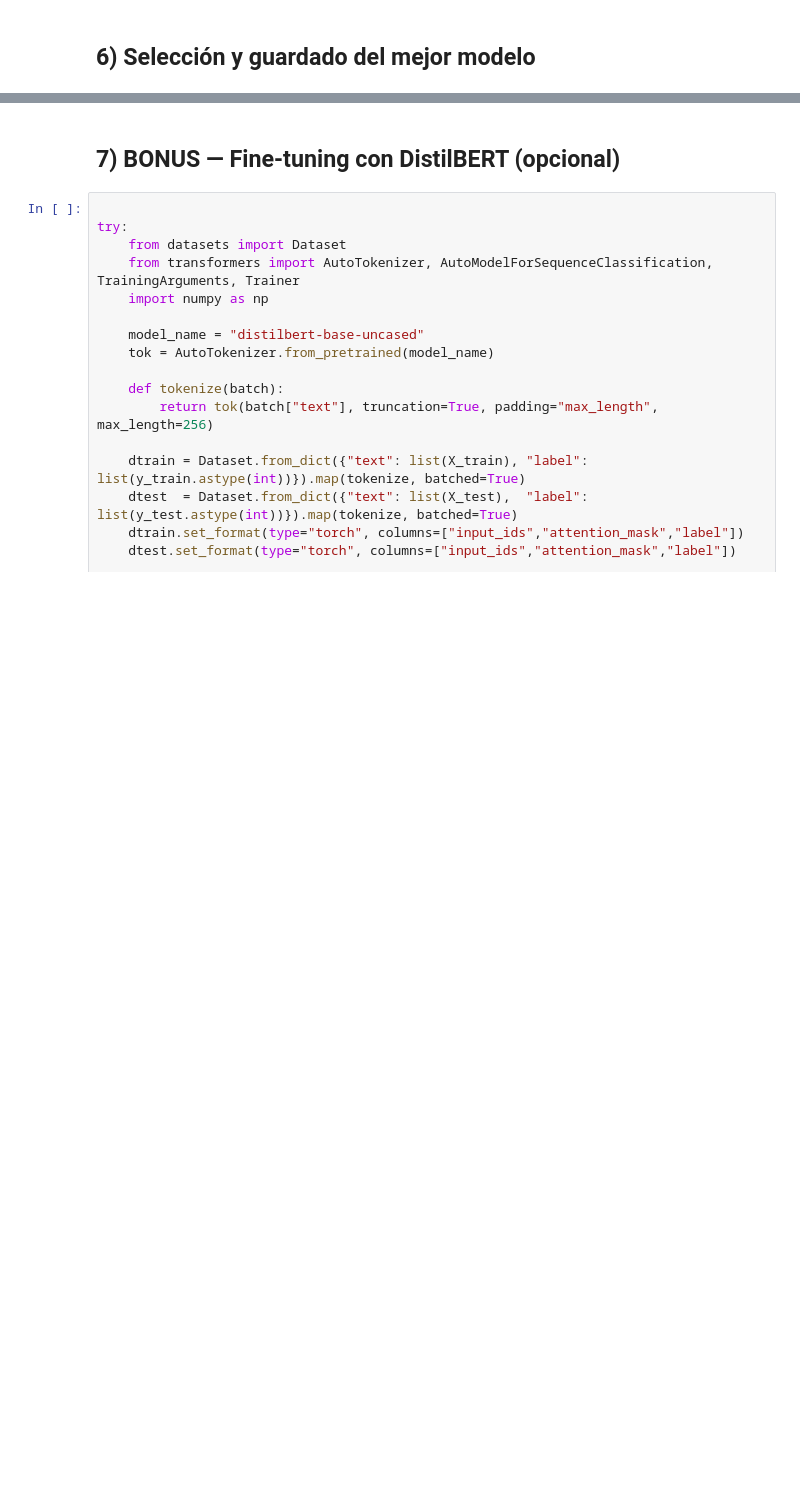
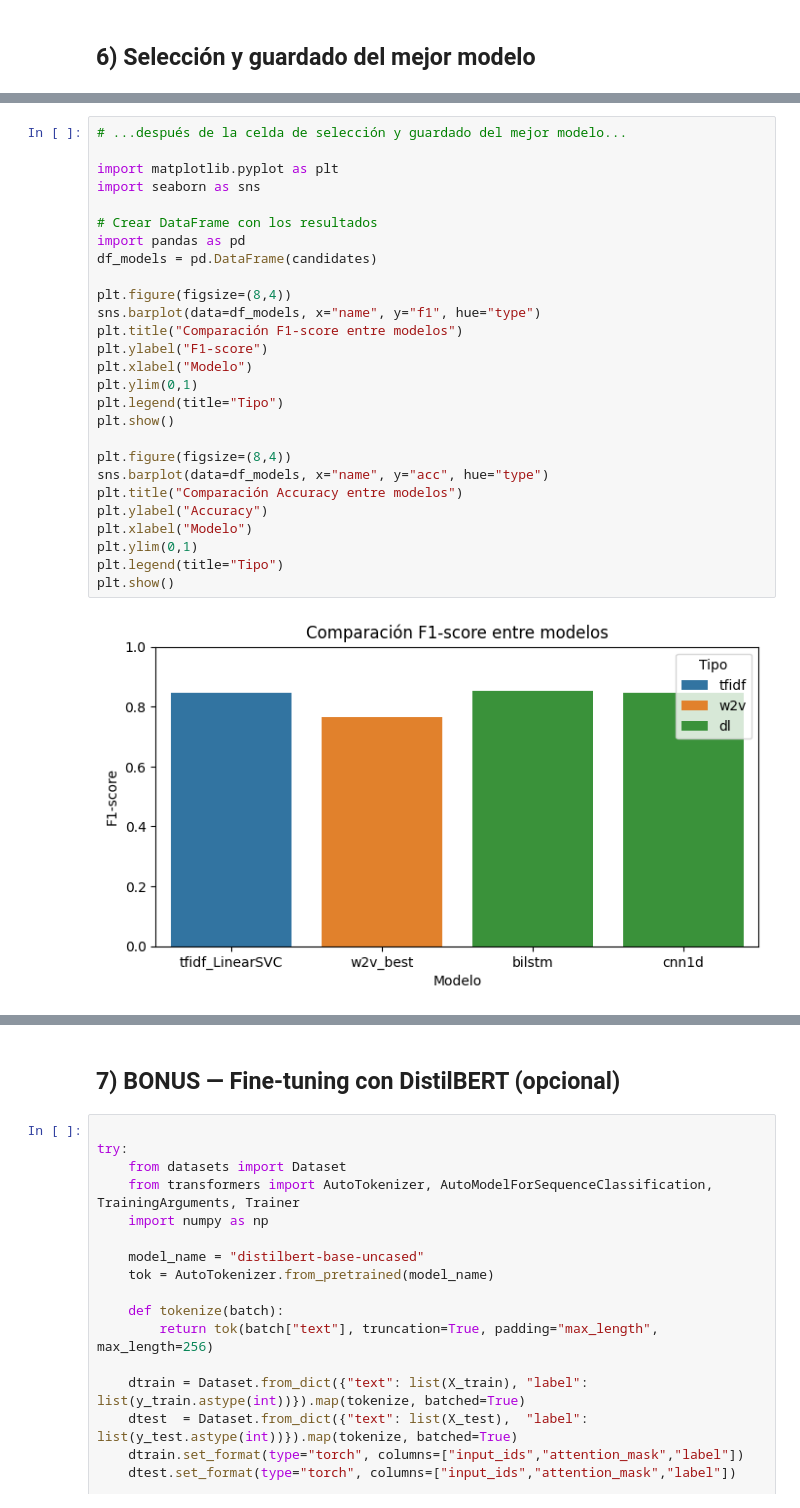
Before and after one commit to 1Francisco/Covid-Real-or-Fake-News, a Jupyter notebook: COVID_FakeNews_Classifier.ipynb, the cells around one changed output, grey strips where cells are left out. Cells and saved outputs as stored; diff of their text form; blank space fills up the shorter version.

```diff
--- a/COVID_FakeNews_Classifier.ipynb
+++ b/COVID_FakeNews_Classifier.ipynb
@@ -347,0 +348,29 @@ best
+# %%
+# ...después de la celda de selección y guardado del mejor modelo...
+
+import matplotlib.pyplot as plt
+import seaborn as sns
+
+# Crear DataFrame con los resultados
+import pandas as pd
+df_models = pd.DataFrame(candidates)
+
+plt.figure(figsize=(8,4))
+sns.barplot(data=df_models, x="name", y="f1", hue="type")
+plt.title("Comparación F1-score entre modelos")
+plt.ylabel("F1-score")
+plt.xlabel("Modelo")
+plt.ylim(0,1)
+plt.legend(title="Tipo")
+plt.show()
+
+plt.figure(figsize=(8,4))
+sns.barplot(data=df_models, x="name", y="acc", hue="type")
+plt.title("Comparación Accuracy entre modelos")
+plt.ylabel("Accuracy")
+plt.xlabel("Modelo")
+plt.ylim(0,1)
+plt.legend(title="Tipo")
+plt.show()
+# %% [output]
+[figure, added]
```
Also changed, not shown: parts of 6 cells of this notebook.
